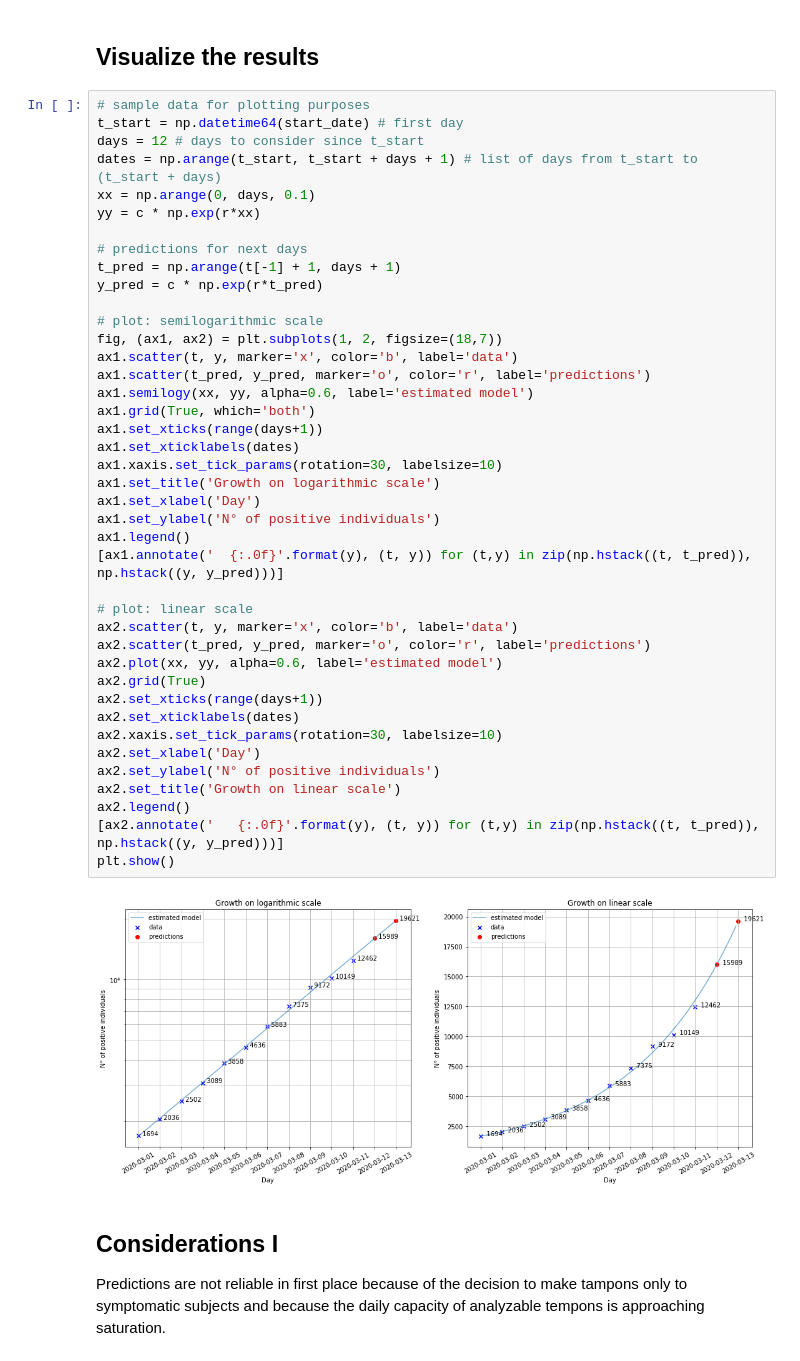
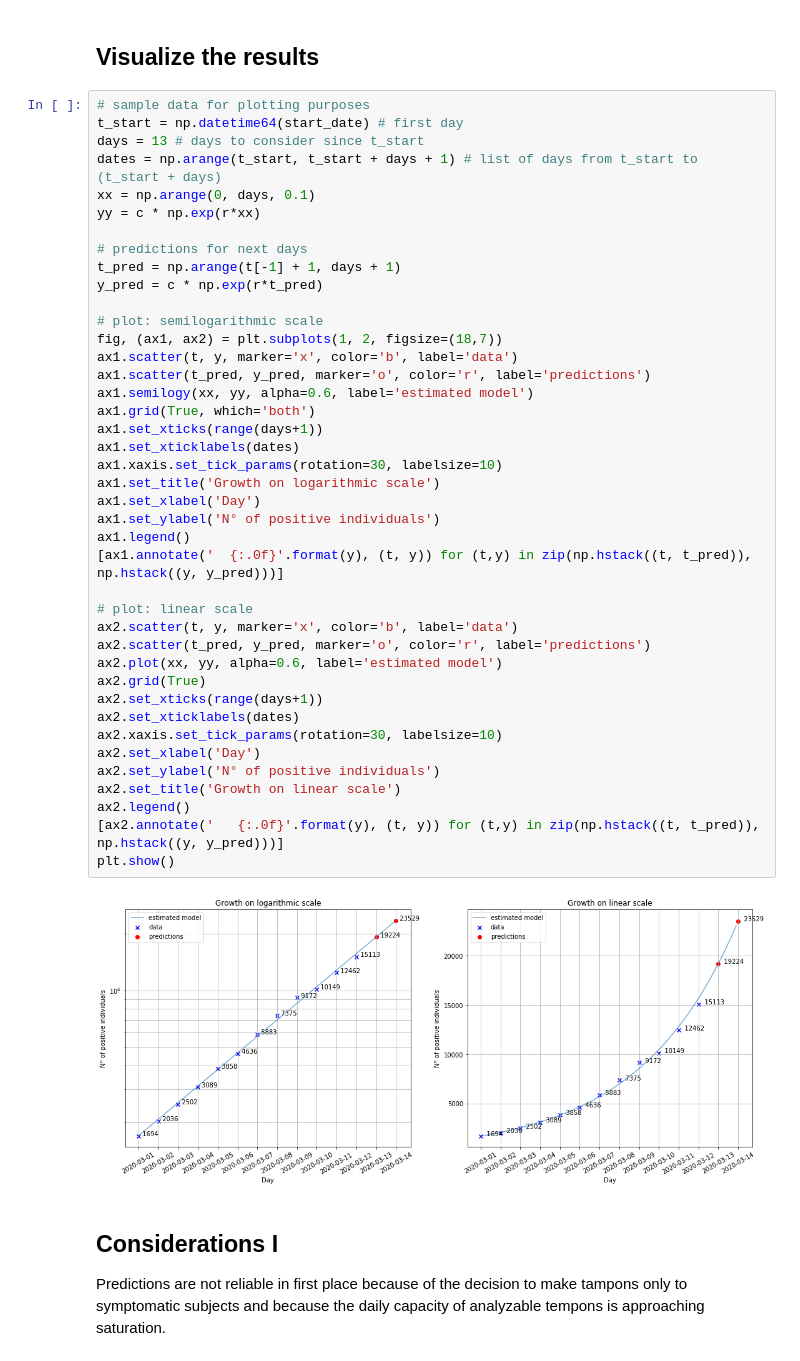
Before and after one commit to pietroventurini/predict-COVID19, a Jupyter notebook: Predicting_the_spread_of_COVID_19.ipynb, the cells around one changed output. Saved outputs shown, nothing was run; the diff lists cells and outputs as text.

```diff
--- a/Predicting_the_spread_of_COVID_19.ipynb
+++ b/Predicting_the_spread_of_COVID_19.ipynb
@@ -67,7 +74,7 @@ parameter r is expected to be 0.2042
 # %%
 # sample data for plotting purposes
 t_start = np.datetime64(start_date) # first day
-days = 12 # days to consider since t_start
+days = 13 # days to consider since t_start
 dates = np.arange(t_start, t_start + days + 1) # list of days from t_start to (t_start + days)
 xx = np.arange(0, days, 0.1)
 yy = c * np.exp(r*xx)
@@ -79,34 +86,34 @@ y_pred = c * np.exp(r*t_pred)
 # plot: semilogarithmic scale
 fig, (ax1, ax2) = plt.subplots(1, 2, figsize=(18,7))
 ax1.scatter(t, y, marker='x', color='b', label='data')
 ax1.scatter(t_pred, y_pred, marker='o', color='r', label='predictions')
 ax1.semilogy(xx, yy, alpha=0.6, label='estimated model')
 ax1.grid(True, which='both')
 ax1.set_xticks(range(days+1))
 ax1.set_xticklabels(dates)
 ax1.xaxis.set_tick_params(rotation=30, labelsize=10)
 ax1.set_title('Growth on logarithmic scale')
 ax1.set_xlabel('Day')
 ax1.set_ylabel('N° of positive individuals')
 ax1.legend()
 [ax1.annotate('  {:.0f}'.format(y), (t, y)) for (t,y) in zip(np.hstack((t, t_pred)), np.hstack((y, y_pred)))]
 
 # plot: linear scale
 ax2.scatter(t, y, marker='x', color='b', label='data')
 ax2.scatter(t_pred, y_pred, marker='o', color='r', label='predictions')
 ax2.plot(xx, yy, alpha=0.6, label='estimated model')
 ax2.grid(True)
 ax2.set_xticks(range(days+1))
 ax2.set_xticklabels(dates)
 ax2.xaxis.set_tick_params(rotation=30, labelsize=10)
 ax2.set_xlabel('Day')
 ax2.set_ylabel('N° of positive individuals')
 ax2.set_title('Growth on linear scale')
 ax2.legend()
 [ax2.annotate('   {:.0f}'.format(y), (t, y)) for (t,y) in zip(np.hstack((t, t_pred)), np.hstack((y, y_pred)))]
 plt.show()
 # %% [output]
-[figure, old version]
+[figure, new version]
 # %% [markdown]
 ## Considerations I
 
```
Also changed, not shown: parts of 7 cells of this notebook.
